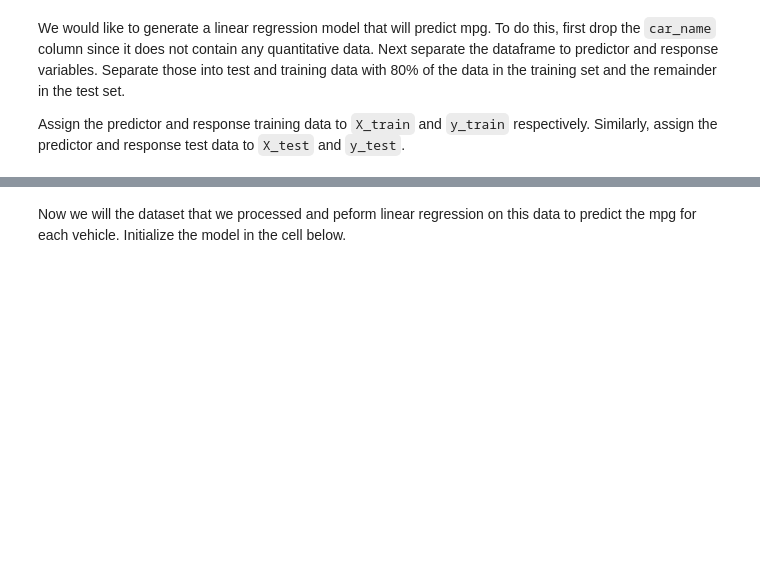
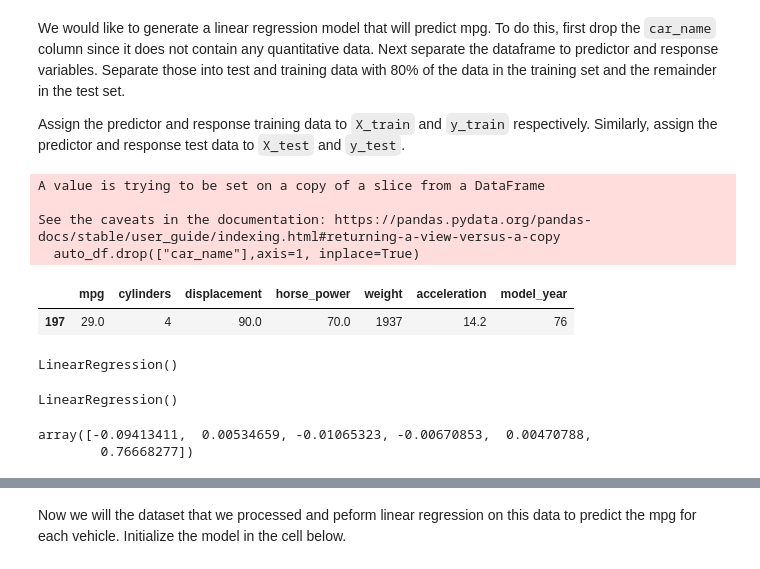
Before and after one commit to Hugocodesdude/lab-intro-to-sklearn, a Jupyter notebook: your-code/main.ipynb, the cells around one changed output, grey strips where cells are left out. Cells and saved outputs as stored; diff of their text form; code cells hidden in the pictures; blank space fills up the shorter version.

```diff
--- a/your-code/main.ipynb
+++ b/your-code/main.ipynb
@@ -317,7 +286,7 @@ model_year      0
 car_name        0
 dtype: int64
 # %%
-auto_df = auto.dropna()
+auto_df = auto.dropna(how='any', axis=0)
 auto_df
 # %% [output]
 |  | mpg | cylinders | displacement | horse_power | weight | acceleration | model_year | car_name |
@@ -350,0 +320,12 @@ Assign the predictor and response training data to `X_train` and `y_train` respe
+# %%
+auto_df.drop(["car_name"],axis=1, inplace=True)
+# %% [output]
+A value is trying to be set on a copy of a slice from a DataFrame
+
+See the caveats in the documentation: https://pandas.pydata.org/pandas-docs/stable/user_guide/indexing.html#returning-a-view-versus-a-copy
+  auto_df.drop(["car_name"],axis=1, inplace=True)
+# %%
+auto_df.sample()
+# %% [output]
+|  | mpg | cylinders | displacement | horse_power | weight | acceleration | model_year |
+| 197 | 29.0 | 4 | 90.0 | 70.0 | 1937 | 14.2 | 76 |
@@ -350,0 +336,14 @@ Assign the predictor and response training data to `X_train` and `y_train` respe
+# %%
+auto_model = LinReg()
+auto_model
+# %% [output]
+LinearRegression()
+# %%
+auto_model.fit(X_train,y_train)
+# %% [output]
+LinearRegression()
+# %%
+auto_model.coef_
+# %% [output]
+array([-0.09413411,  0.00534659, -0.01065323, -0.00670853,  0.00470788,
+        0.76668277])
```
Also changed, not shown: parts of 27 cells of this notebook.
